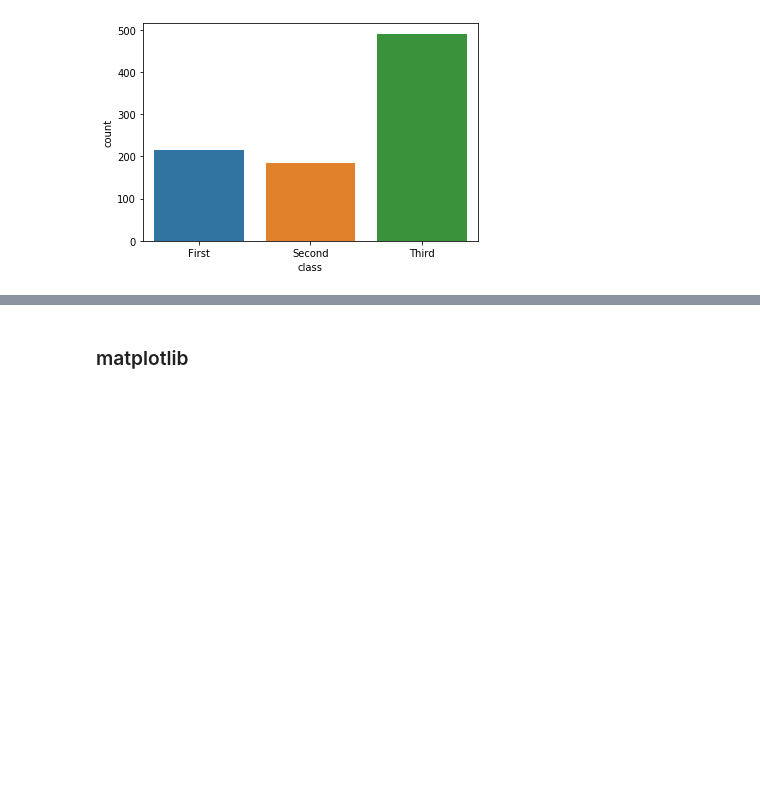
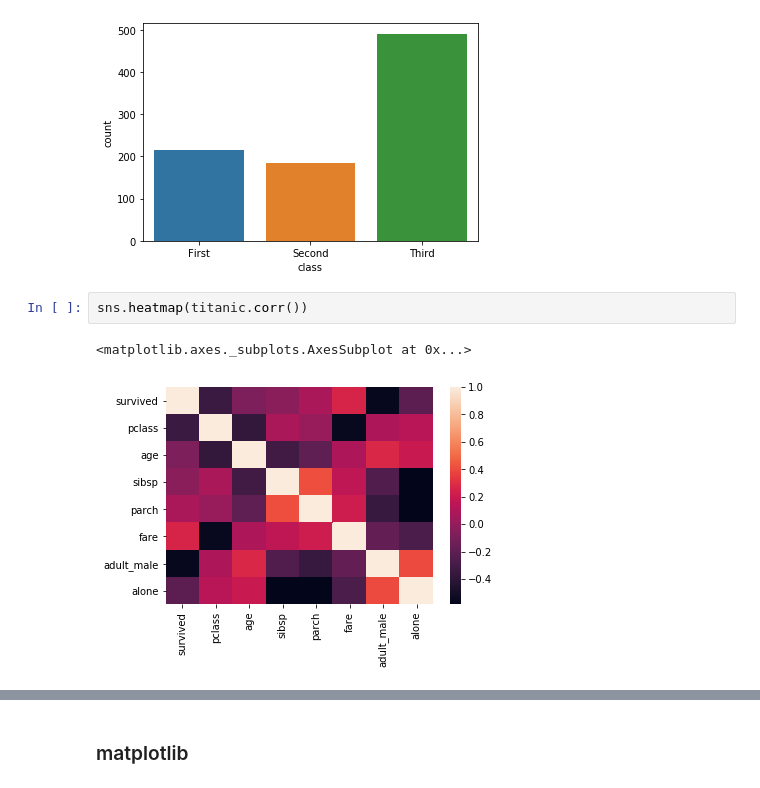
Before and after one commit to NeerajMoudgil/MLBootcamp, a Jupyter notebook: visualization.ipynb, the cells around one changed output, grey strips where cells are left out. Saved outputs shown, nothing was run; the diff lists cells and outputs as text; blank space fills up the shorter version.

Commit message:
matrix plot heatmap correlation

```diff
--- a/visualization.ipynb
+++ b/visualization.ipynb
@@ -48,3 +48,8 @@ sns.countplot(x='class',data=titanic) #categorical
 # %% [output]
 <matplotlib.axes._subplots.AxesSubplot at 0x...>
 [figure]
+# %%
+sns.heatmap(titanic.corr())
+# %% [output]
+<matplotlib.axes._subplots.AxesSubplot at 0x...>
+[figure, added]
```
Also changed, not shown: parts of 1 cell of this notebook.
